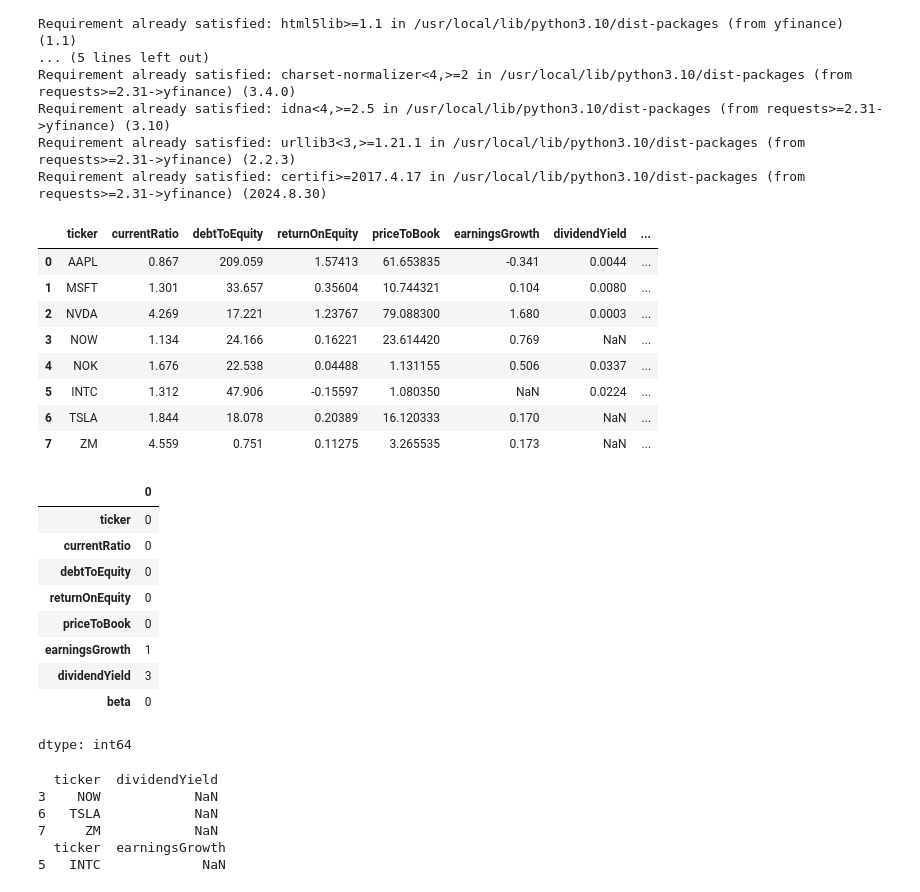
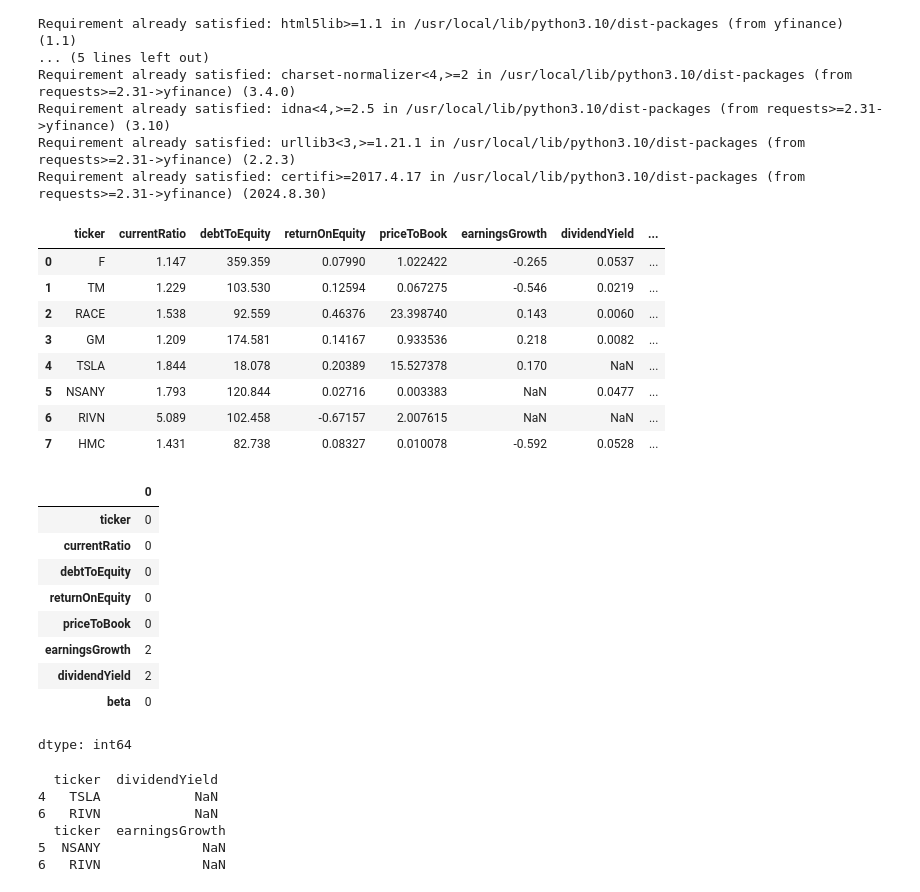
Before and after one commit to 28Aarya/FHI-score-for-stability, a Jupyter notebook: Financial_Health_index.ipynb, the cells around one changed output. Cells and saved outputs as stored; diff of their text form; code cells hidden in the pictures.

```diff
--- a/Financial_Health_index.ipynb
+++ b/Financial_Health_index.ipynb
@@ -28,41 +28,41 @@ import seaborn as sns
 # %%
 # Fetch the stocks and relevant data
 import yfinance as yf
 import pandas as pd
 
-stocks = ['AAPL', 'MSFT', 'NVDA', 'NOW', 'NOK', 'INTC', 'TSLA', 'ZM']
+stocks = ['F', 'TM', 'RACE', 'GM','TSLA','NSANY','RIVN','HMC']
 
 def fetch_metrics(ticker):
     stock = yf.Ticker(ticker)
     info = stock.info
 
     # Define metrics inside the function
     metrics = {
         'ticker': ticker,
         'currentRatio': info.get('currentRatio', None),
         'debtToEquity': info.get('debtToEquity', None),
         'returnOnEquity': info.get('returnOnEquity', None),
         'priceToBook': info.get('priceToBook', None),
         'earningsGrowth': info.get('earningsGrowth', None),
         'dividendYield': info.get('dividendYield', None),
         'beta': info.get('beta', None)
     }
 
     return metrics
 
 financial_data = [fetch_metrics(stock) for stock in stocks]
 financial_df = pd.DataFrame(financial_data)
 financial_df.head(8)
 # %% [output]
 |  | ticker | currentRatio | debtToEquity | returnOnEquity | priceToBook | earningsGrowth | dividendYield | ... |
-| 0 | AAPL | 0.867 | 209.059 | 1.57413 | 61.653835 | -0.341 | 0.0044 | ... |
-| 1 | MSFT | 1.301 | 33.657 | 0.35604 | 10.744321 | 0.104 | 0.0080 | ... |
-| 2 | NVDA | 4.269 | 17.221 | 1.23767 | 79.088300 | 1.680 | 0.0003 | ... |
-| 3 | NOW | 1.134 | 24.166 | 0.16221 | 23.614420 | 0.769 | NaN | ... |
-| 4 | NOK | 1.676 | 22.538 | 0.04488 | 1.131155 | 0.506 | 0.0337 | ... |
-| 5 | INTC | 1.312 | 47.906 | -0.15597 | 1.080350 | NaN | 0.0224 | ... |
-| 6 | TSLA | 1.844 | 18.078 | 0.20389 | 16.120333 | 0.170 | NaN | ... |
-| 7 | ZM | 4.559 | 0.751 | 0.11275 | 3.265535 | 0.173 | NaN | ... |
+| 0 | F | 1.147 | 359.359 | 0.07990 | 1.022422 | -0.265 | 0.0537 | ... |
+| 1 | TM | 1.229 | 103.530 | 0.12594 | 0.067275 | -0.546 | 0.0219 | ... |
+| 2 | RACE | 1.538 | 92.559 | 0.46376 | 23.398740 | 0.143 | 0.0060 | ... |
+| 3 | GM | 1.209 | 174.581 | 0.14167 | 0.933536 | 0.218 | 0.0082 | ... |
+| 4 | TSLA | 1.844 | 18.078 | 0.20389 | 15.527378 | 0.170 | NaN | ... |
+| 5 | NSANY | 1.793 | 120.844 | 0.02716 | 0.003383 | NaN | 0.0477 | ... |
+| 6 | RIVN | 5.089 | 102.458 | -0.67157 | 2.007615 | NaN | NaN | ... |
+| 7 | HMC | 1.431 | 82.738 | 0.08327 | 0.010078 | -0.592 | 0.0528 | ... |
 # %%
 financial_df.isnull().sum()
 # %% [output]
@@ -72,8 +72,8 @@ financial_df.isnull().sum()
 | debtToEquity | 0 |
 | returnOnEquity | 0 |
 | priceToBook | 0 |
-| earningsGrowth | 1 |
-| dividendYield | 3 |
+| earningsGrowth | 2 |
+| dividendYield | 2 |
 | beta | 0 |
 dtype: int64
 # %%
@@ -81,11 +81,11 @@ print(financial_df.loc[financial_df['dividendYield'].isnull(), ['ticker', 'divid
 print(financial_df.loc[financial_df['earningsGrowth'].isnull(), ['ticker', 'earningsGrowth']])
 # %% [output]
   ticker  dividendYield
-3    NOW            NaN
-6   TSLA            NaN
-7     ZM            NaN
+4   TSLA            NaN
+6   RIVN            NaN
   ticker  earningsGrowth
-5   INTC             NaN
+5  NSANY             NaN
+6   RIVN             NaN
 # %%
 financial_df['dividendYield'].fillna(00, inplace=True) #cause company doesnt give out dividends to share holders
 financial_df.head(8)
```
Also changed, not shown: parts of 18 cells of this notebook.
